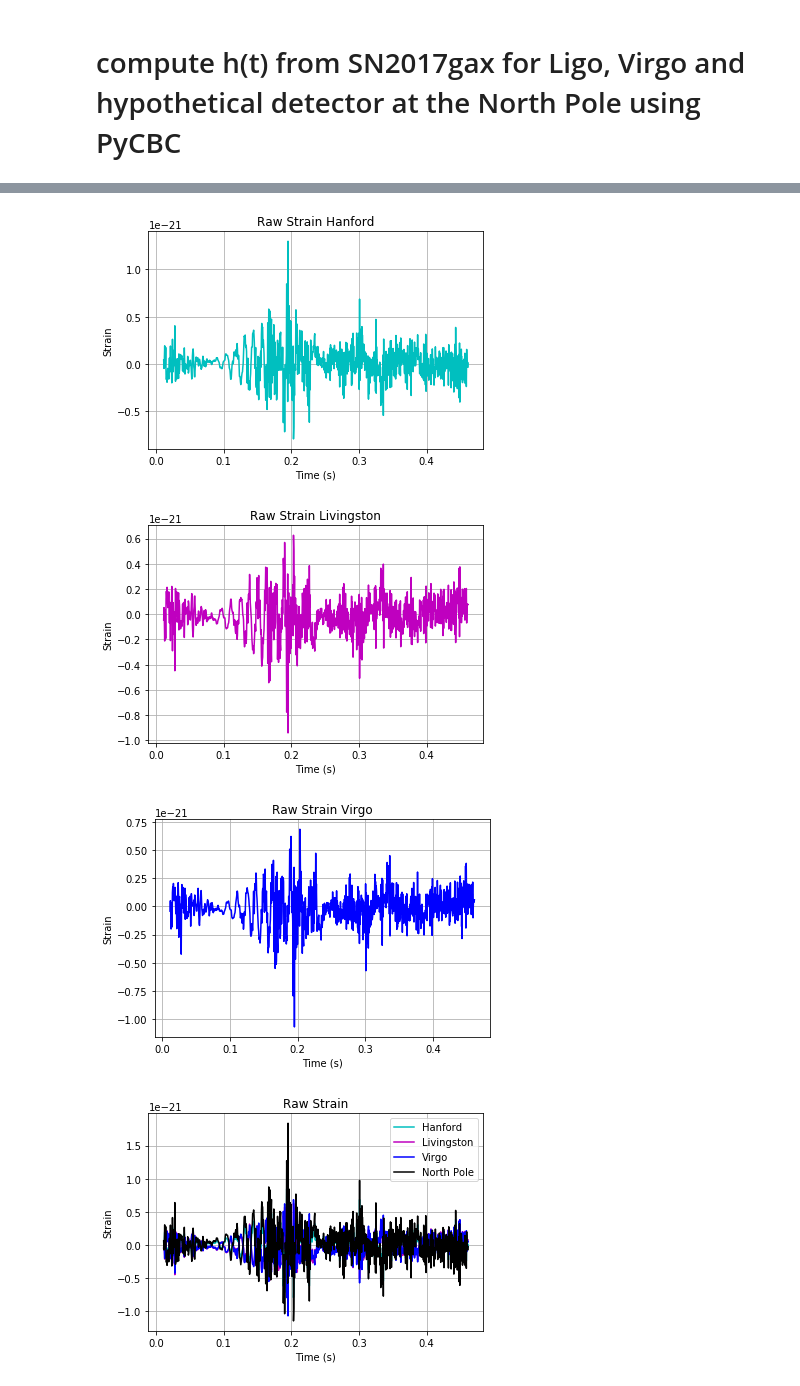
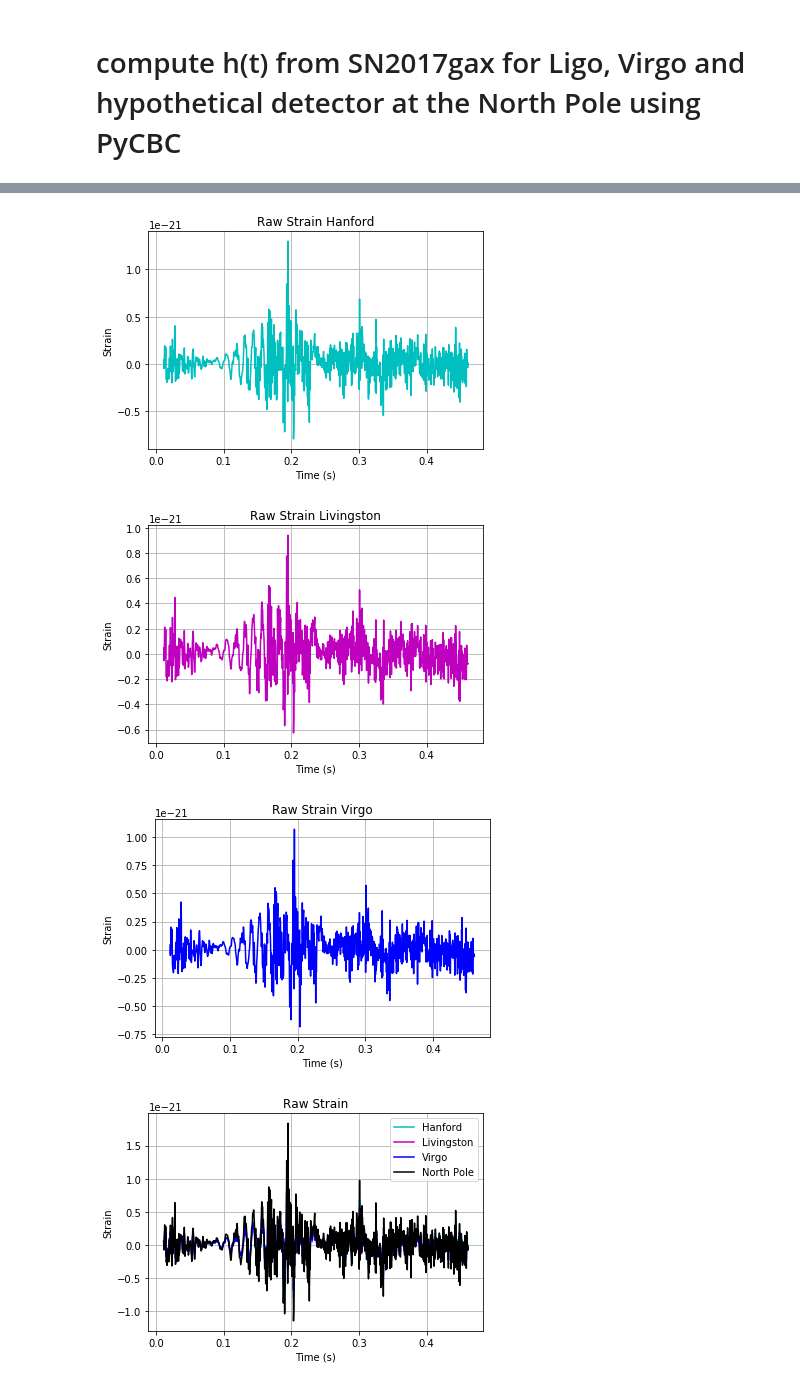
Before and after one commit to yoanymora/gravitational_waves, a Jupyter notebook: supernovae_strain/supernovae_strain.ipynb, the cells around one changed output, grey strips where cells are left out. Drawn from its saved outputs; the diff is of its cells as text; code cells hidden in the pictures.

```diff
--- a/supernovae_strain/supernovae_strain.ipynb
+++ b/supernovae_strain/supernovae_strain.ipynb
@@ -53,7 +53,6 @@ h_np = hp * fp_np + hc * fc_np
 # plot single signal
 
 # plot every signal
-pylab.figure(1)
 pylab.plot(t, h_np, label = 'North Pole', color = 'k')
 pylab.title("Raw Strain North Pole")
 pylab.ylabel('Strain')
@@ -63,35 +62,37 @@ pylab.legend()
 pylab.show()
 
 # set h(t)
 h = []
 for index in range(len(fp)):
-    h.append(hp * fp[index] + hc * fc[index])
+    if index == 0:
+        h.append(hp * fp[index] + hc * fc[index])
+    else:
+        h.append((-1) * (hp * fp[index] + hc * fc[index]))
     # if you're curious about the numbers
     # print("Strain: %s" % str(h))
     # plot single signal
-    pylab.figure(index + 1)
     pylab.plot(t, h[index], label = lab_name[index], color = colors[index])
     pylab.title("Raw Strain " + lab_name[index])
     pylab.ylabel('Strain')
     pylab.xlabel('Time (s)')
     pylab.grid()
     pylab.show()
 
 # plot every signal
 pylab.plot(t, h[0], label = lab_name[0], color = colors[0])
 pylab.plot(t, h[1], label = lab_name[1], color = colors[1])
 pylab.plot(t, h[2], label = lab_name[2], color = colors[2])
 pylab.plot(t, h_np, label = 'North Pole', color = 'k')
 pylab.title("Raw Strain")
 pylab.ylabel('Strain')
 pylab.xlabel('Time (s)')
 pylab.grid()
 pylab.legend()
 pylab.show()
 # %% [output]
 Template:    Andresen18/And1
 [figure]
 [figure]
-[figure, old version]
+[figure, new version]
-[figure, old version]
+[figure, new version]
-[figure, old version]
+[figure, new version]
```
